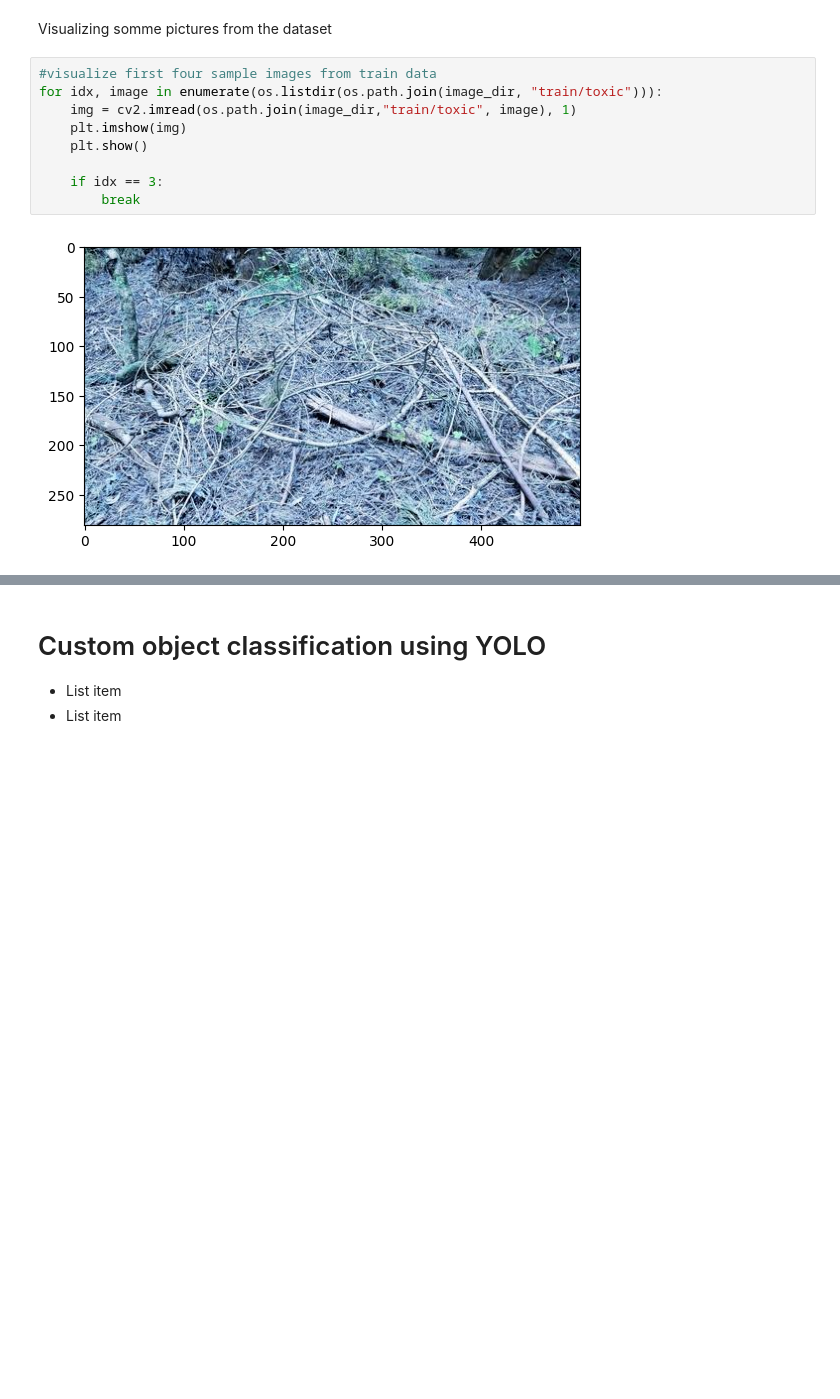
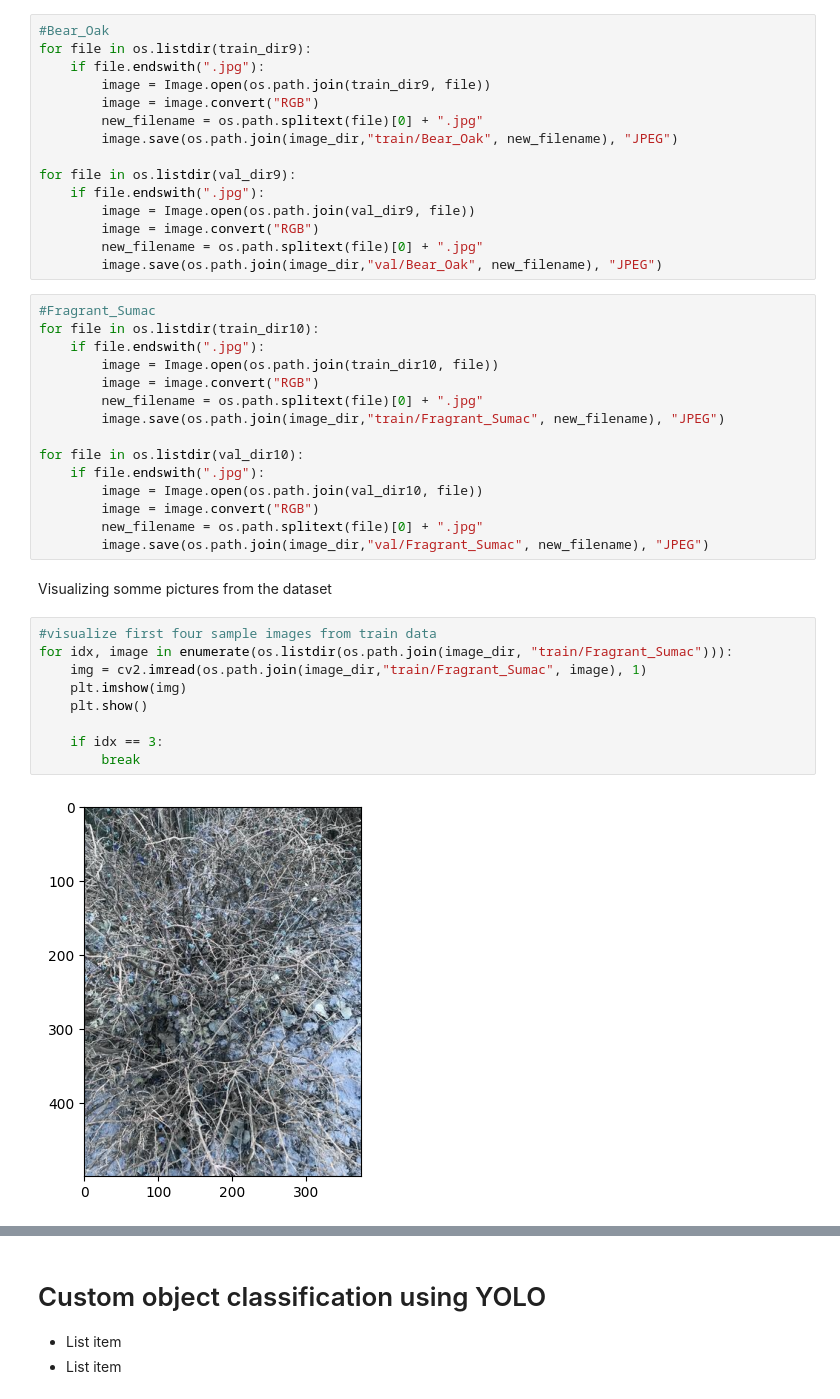
Before and after one commit to theoneureka/Computer-Vision-Project, a Jupyter notebook: ComputerVisionProject.ipynb, the cells around one changed output, grey strips where cells are left out. Saved outputs shown, nothing was run; the diff lists cells and outputs as text; blank space fills up the shorter version.

```diff
--- a/ComputerVisionProject.ipynb
+++ b/ComputerVisionProject.ipynb
@@ -140,13 +251,43 @@ for file in os.listdir(test_dir2):
+# %%
+#Bear_Oak
+for file in os.listdir(train_dir9):
+    if file.endswith(".jpg"):
+        image = Image.open(os.path.join(train_dir9, file))
+        image = image.convert("RGB")
+        new_filename = os.path.splitext(file)[0] + ".jpg"
+        image.save(os.path.join(image_dir,"train/Bear_Oak", new_filename), "JPEG")
+
+for file in os.listdir(val_dir9):
+    if file.endswith(".jpg"):
+        image = Image.open(os.path.join(val_dir9, file))
+        image = image.convert("RGB")
+        new_filename = os.path.splitext(file)[0] + ".jpg"
+        image.save(os.path.join(image_dir,"val/Bear_Oak", new_filename), "JPEG")
+# %%
+#Fragrant_Sumac
+for file in os.listdir(train_dir10):
+    if file.endswith(".jpg"):
+        image = Image.open(os.path.join(train_dir10, file))
+        image = image.convert("RGB")
+        new_filename = os.path.splitext(file)[0] + ".jpg"
+        image.save(os.path.join(image_dir,"train/Fragrant_Sumac", new_filename), "JPEG")
+
+for file in os.listdir(val_dir10):
+    if file.endswith(".jpg"):
+        image = Image.open(os.path.join(val_dir10, file))
+        image = image.convert("RGB")
+        new_filename = os.path.splitext(file)[0] + ".jpg"
+        image.save(os.path.join(image_dir,"val/Fragrant_Sumac", new_filename), "JPEG")
 # %% [markdown]
 Visualizing somme pictures from the dataset
 # %%
 #visualize first four sample images from train data
-for idx, image in enumerate(os.listdir(os.path.join(image_dir, "train/toxic"))):
-    img = cv2.imread(os.path.join(image_dir,"train/toxic", image), 1)
+for idx, image in enumerate(os.listdir(os.path.join(image_dir, "train/Fragrant_Sumac"))):
+    img = cv2.imread(os.path.join(image_dir,"train/Fragrant_Sumac", image), 1)
     plt.imshow(img)
     plt.show()
 
     if idx == 3:
         break
 # %% [output]
-[figure, old version]
+[figure, new version]
```
Also changed, not shown: parts of 27 cells of this notebook.
